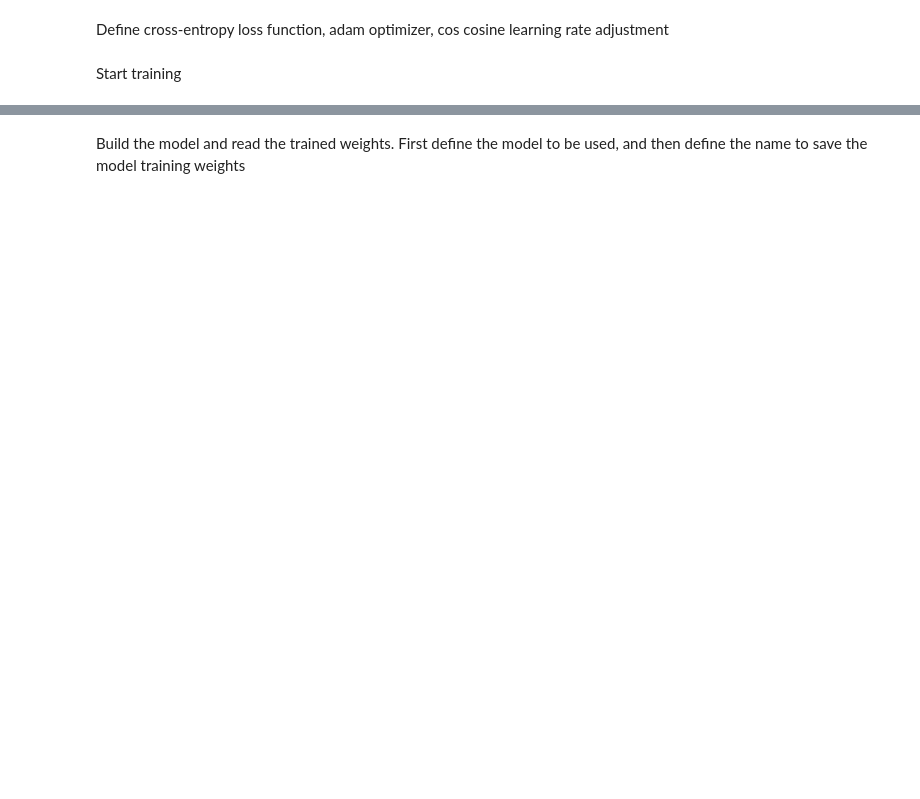
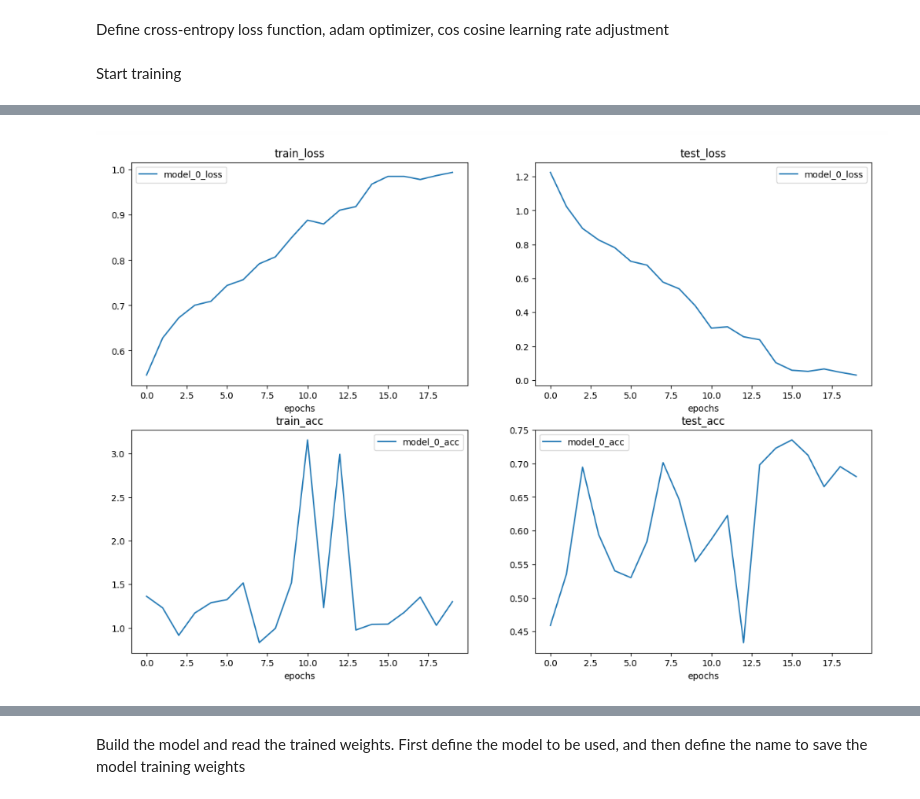
Before and after one commit to heiyumoxue/ase_resnet, a Jupyter notebook: ASEresnet18.ipynb, the cells around one changed output, grey strips where cells are left out. Drawn from its saved outputs; the diff is of its cells as text; code cells hidden in the pictures; blank space fills up the shorter version.

```diff
--- a/ASEresnet18.ipynb
+++ b/ASEresnet18.ipynb
@@ -264,3 +307,7 @@ plt.legend()
+# %%
+Image("20epochplt.PNG")
+# %% [output]
+[figure, added]
 # %%
 valid_accuracy_list=[]
 for i in valid_acc_list:
```
Also changed, not shown: parts of 22 cells of this notebook, 7 other files.
